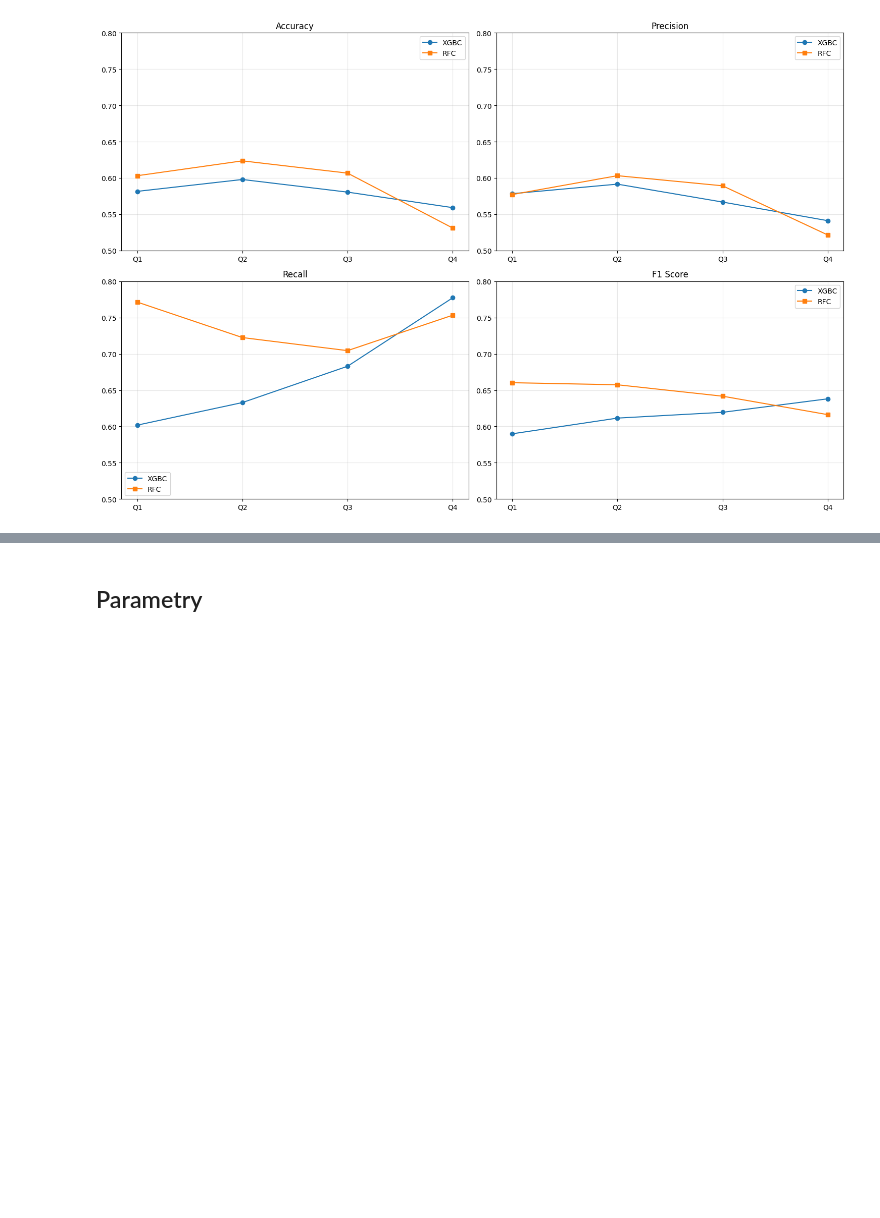
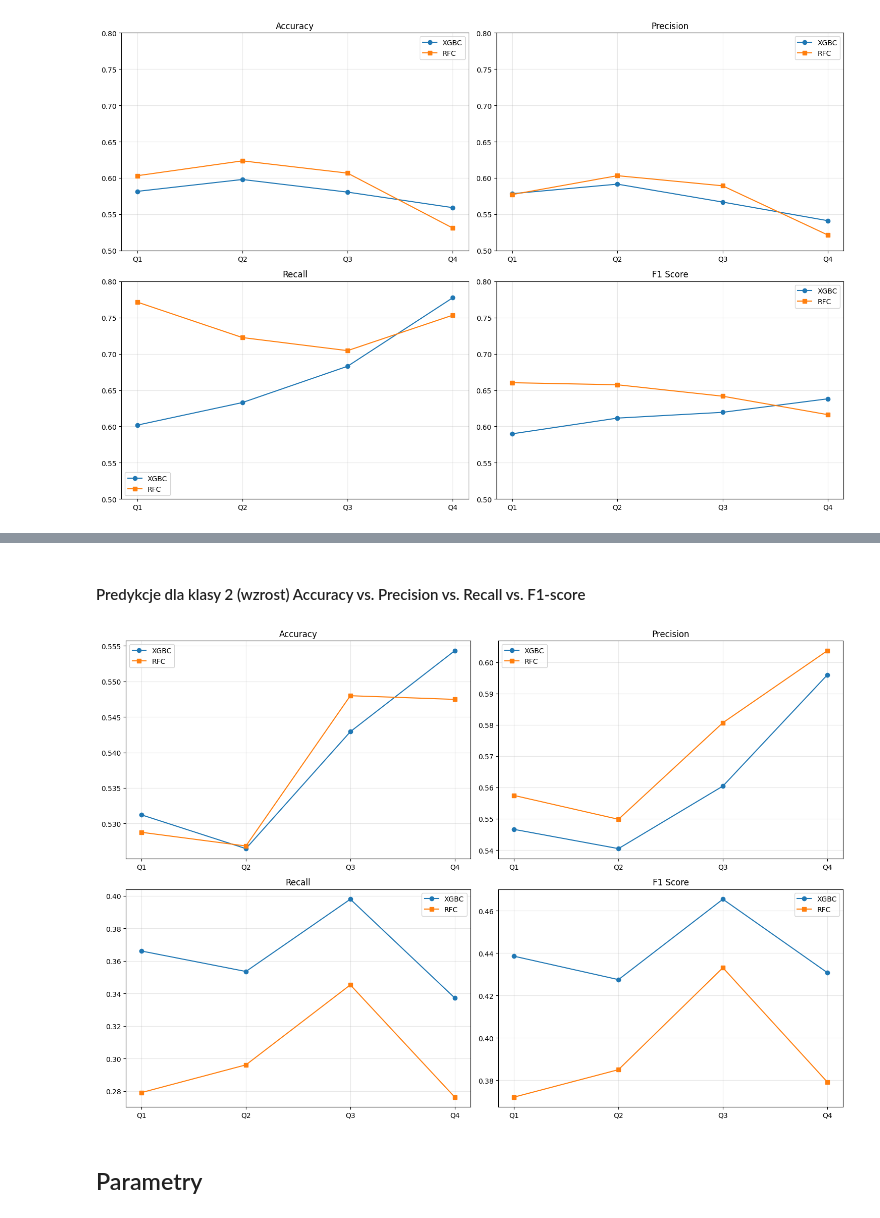
Before and after one commit to micmurawski/sp500, a Jupyter notebook: prezentacja.ipynb, the cells around one changed output, grey strips where cells are left out. Cells and saved outputs as stored; diff of their text form; code cells hidden in the pictures; blank space fills up the shorter version.

```diff
--- a/prezentacja.ipynb
+++ b/prezentacja.ipynb
@@ -330,3 +419,9 @@ make_plot_1()
+# %% [markdown]
+#### Predykcje dla klasy 2 (wzrost) Accuracy vs. Precision vs. Recall vs. F1-score
+# %%
+make_plot_2()
+# %% [output]
+[figure, added]
 # %% [markdown]
 ## Parametry
 # %%
```
Also changed, not shown: parts of 5 cells of this notebook, 1 other file.
